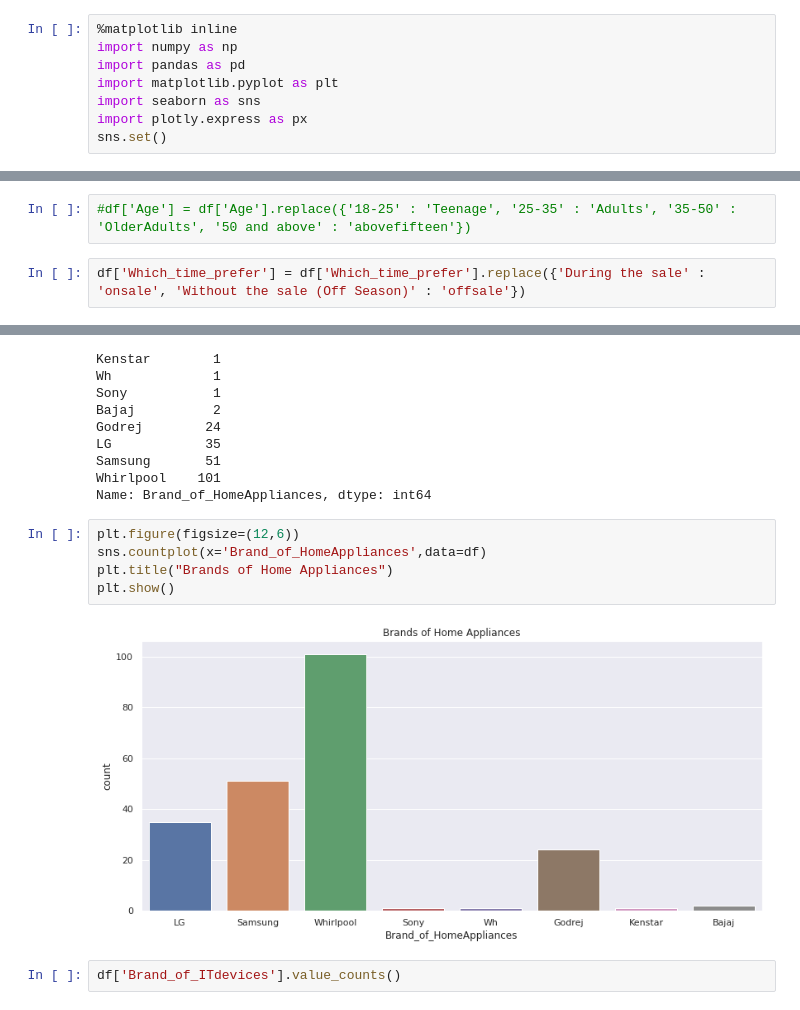
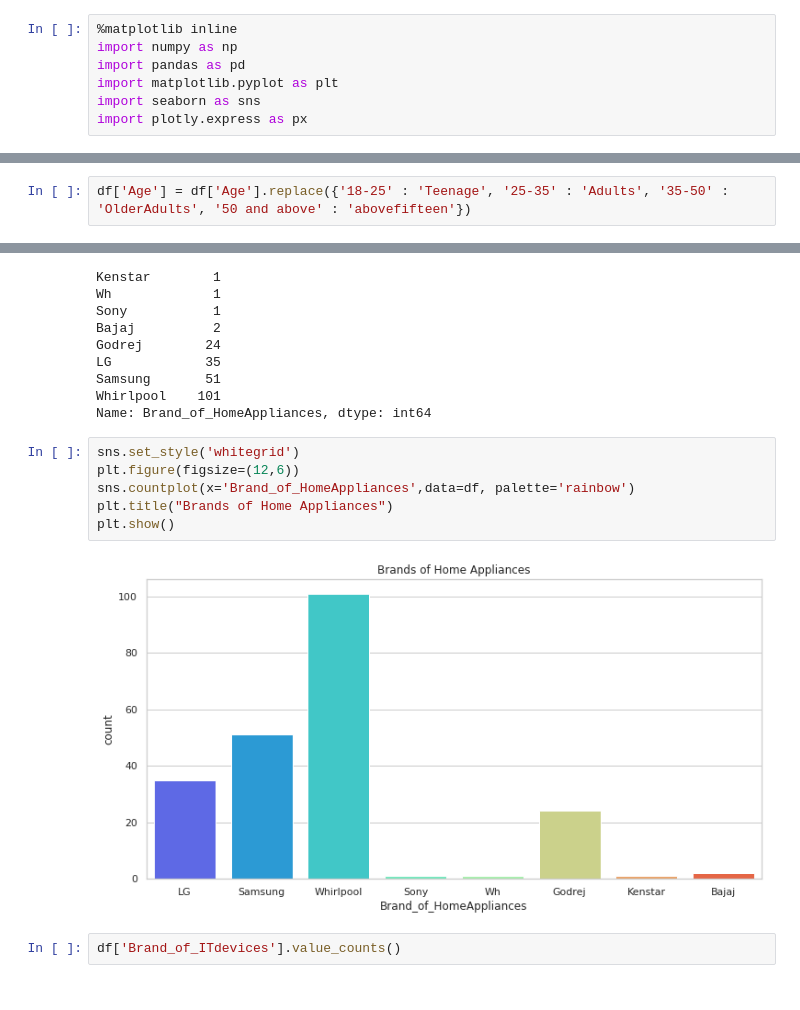
Before and after one commit to Sujatapanchal/MSCproject, a Jupyter notebook: Visualization_EPD.ipynb, the cells around one changed output, grey strips where cells are left out. Drawn from its saved outputs; the diff is of its cells as text.

```diff
--- a/Visualization_EPD.ipynb
+++ b/Visualization_EPD.ipynb
@@ -9,7 +9,6 @@ import pandas as pd
 import matplotlib.pyplot as plt
 import seaborn as sns
 import plotly.express as px
-sns.set()
 # %% [markdown]
 **Load the dataset**
 # %%
@@ -206,6 +205,4 @@ df.duplicated()
 215    False
 Length: 216, dtype: bool
 # %%
-#df['Age'] = df['Age'].replace({'18-25' : 'Teenage', '25-35' : 'Adults', '35-50' : 'OlderAdults', '50 and above' : 'abovefifteen'})
+df['Age'] = df['Age'].replace({'18-25' : 'Teenage', '25-35' : 'Adults', '35-50' : 'OlderAdults', '50 and above' : 'abovefifteen'})
-# %%
-df['Which_time_prefer'] = df['Which_time_prefer'].replace({'During the sale' : 'onsale', 'Without the sale (Off Season)' : 'offsale'})
@@ -309,12 +320,13 @@ Samsung       51
 Whirlpool    101
 Name: Brand_of_HomeAppliances, dtype: int64
 # %%
+sns.set_style('whitegrid')
 plt.figure(figsize=(12,6))
-sns.countplot(x='Brand_of_HomeAppliances',data=df)
+sns.countplot(x='Brand_of_HomeAppliances',data=df, palette='rainbow')
 plt.title("Brands of Home Appliances")
 plt.show()
 # %% [output]
-[figure, old version]
+[figure, new version]
 # %%
 df['Brand_of_ITdevices'].value_counts()
 # %% [output]
```
Also changed, not shown: parts of 17 cells of this notebook.
